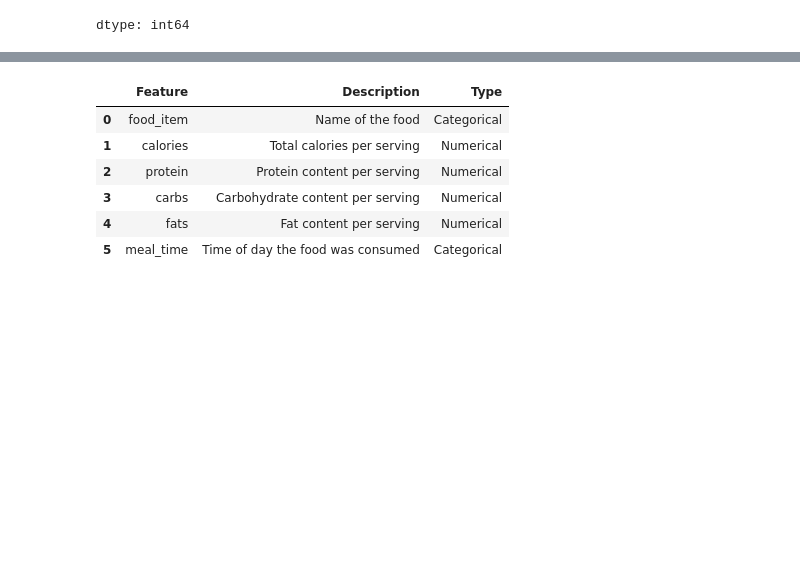
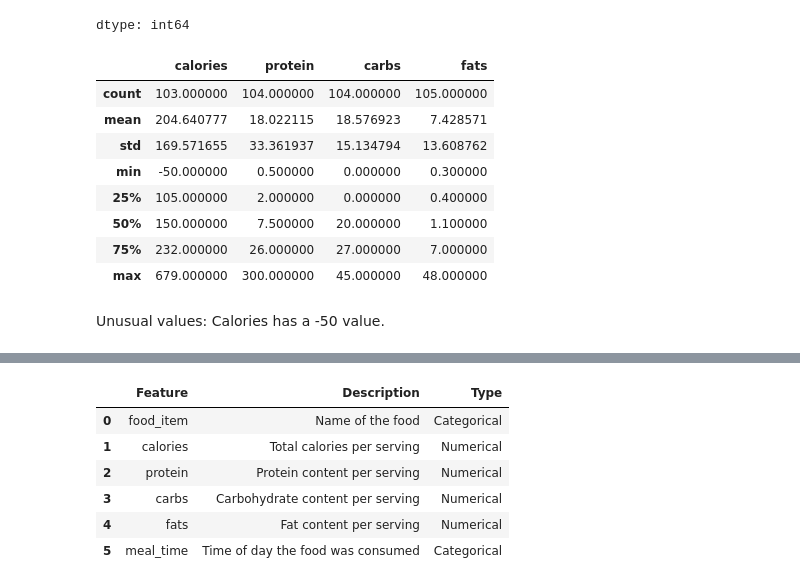
Before and after one commit to zpsy-hub/Data-Mining-Principles, a Jupyter notebook: Data_Mining_Practice_Activities.ipynb, the cells around one changed output, grey strips where cells are left out. Drawn from its saved outputs; the diff is of its cells as text; code cells hidden in the pictures; blank space fills up the shorter version.

```diff
--- a/Data_Mining_Practice_Activities.ipynb
+++ b/Data_Mining_Practice_Activities.ipynb
@@ -102,3 +99,18 @@ df.isnull().sum()
 | fats | 0 |
 | meal_time | 0 |
 dtype: int64
+# %%
+# Descriptive statistics
+df.describe()
+# %% [output]
+|  | calories | protein | carbs | fats |
+| count | 103.000000 | 104.000000 | 104.000000 | 105.000000 |
+| mean | 204.640777 | 18.022115 | 18.576923 | 7.428571 |
+| std | 169.571655 | 33.361937 | 15.134794 | 13.608762 |
+| min | -50.000000 | 0.500000 | 0.000000 | 0.300000 |
+| 25% | 105.000000 | 2.000000 | 0.000000 | 0.400000 |
+| 50% | 150.000000 | 7.500000 | 20.000000 | 1.100000 |
+| 75% | 232.000000 | 26.000000 | 27.000000 | 7.000000 |
+| max | 679.000000 | 300.000000 | 45.000000 | 48.000000 |
+# %% [markdown]
+Unusual values: Calories has a -50 value.
```
Also changed, not shown: parts of 6 cells of this notebook.
